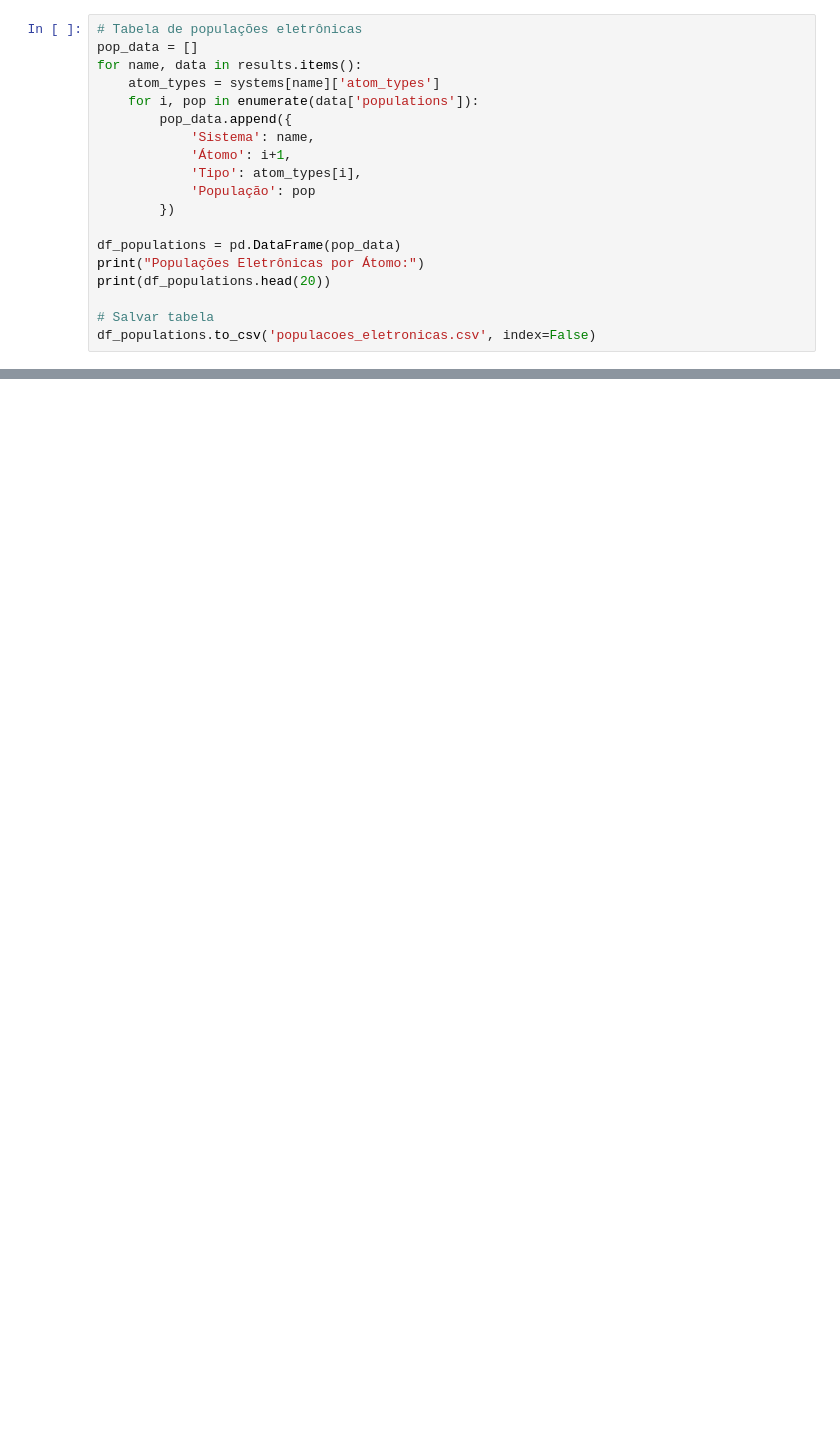
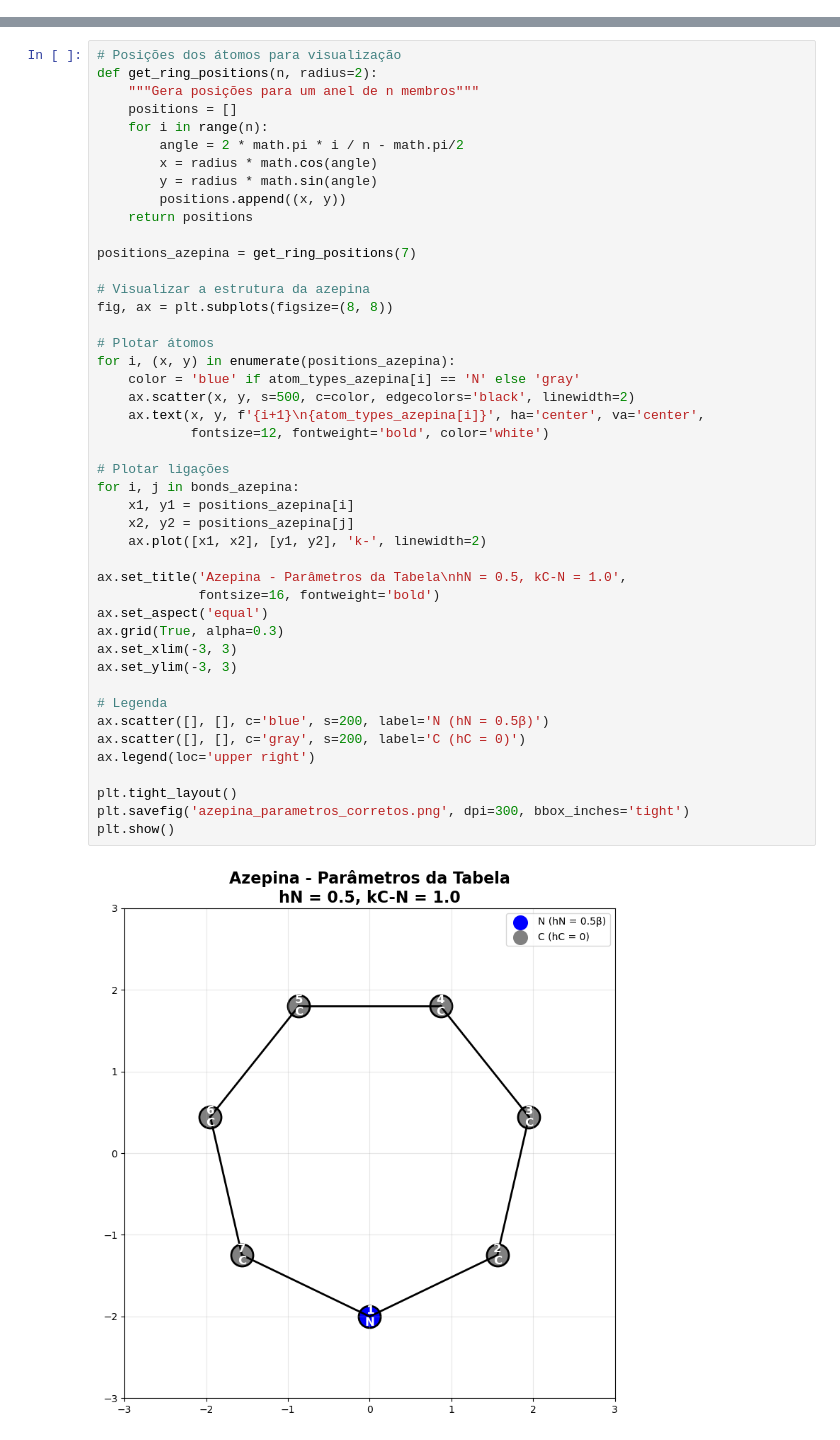
Before and after one commit to LucasMDeLucca/AV8, a Jupyter notebook: resolucao_questoes_huckel.ipynb, the cells around one changed output, grey strips where cells are left out. Drawn from its saved outputs; the diff is of its cells as text; blank space fills up the shorter version.

```diff
--- a/resolucao_questoes_huckel.ipynb
+++ b/resolucao_questoes_huckel.ipynb
@@ -385,19 +0,0 @@ plt.show()
-# %%
-# Tabela de populações eletrônicas
-pop_data = []
-for name, data in results.items():
-    atom_types = systems[name]['atom_types']
-    for i, pop in enumerate(data['populations']):
-        pop_data.append({
-            'Sistema': name,
-            'Átomo': i+1,
-            'Tipo': atom_types[i],
-            'População': pop
-        })
-
-df_populations = pd.DataFrame(pop_data)
-print("Populações Eletrônicas por Átomo:")
-print(df_populations.head(20))
-
-# Salvar tabela
-df_populations.to_csv('populacoes_eletronicas.csv', index=False)
@@ -477,0 +74,47 @@ Hexaazatrifenileno (6N):
+# %%
+# Posições dos átomos para visualização
+def get_ring_positions(n, radius=2):
+    """Gera posições para um anel de n membros"""
+    positions = []
+    for i in range(n):
+        angle = 2 * math.pi * i / n - math.pi/2
+        x = radius * math.cos(angle)
+        y = radius * math.sin(angle)
+        positions.append((x, y))
+    return positions
+
+positions_azepina = get_ring_positions(7)
+
+# Visualizar a estrutura da azepina
+fig, ax = plt.subplots(figsize=(8, 8))
+
+# Plotar átomos
+for i, (x, y) in enumerate(positions_azepina):
+    color = 'blue' if atom_types_azepina[i] == 'N' else 'gray'
+    ax.scatter(x, y, s=500, c=color, edgecolors='black', linewidth=2)
+    ax.text(x, y, f'{i+1}\n{atom_types_azepina[i]}', ha='center', va='center',
+            fontsize=12, fontweight='bold', color='white')
+
+# Plotar ligações
+for i, j in bonds_azepina:
+    x1, y1 = positions_azepina[i]
+    x2, y2 = positions_azepina[j]
+    ax.plot([x1, x2], [y1, y2], 'k-', linewidth=2)
+
+ax.set_title('Azepina - Parâmetros da Tabela\nhN = 0.5, kC-N = 1.0',
+             fontsize=16, fontweight='bold')
+ax.set_aspect('equal')
+ax.grid(True, alpha=0.3)
+ax.set_xlim(-3, 3)
+ax.set_ylim(-3, 3)
+
+# Legenda
+ax.scatter([], [], c='blue', s=200, label='N (hN = 0.5β)')
+ax.scatter([], [], c='gray', s=200, label='C (hC = 0)')
+ax.legend(loc='upper right')
+
+plt.tight_layout()
+plt.savefig('azepina_parametros_corretos.png', dpi=300, bbox_inches='tight')
+plt.show()
+# %% [output]
+[figure, added]
```
Also changed, not shown: parts of 35 cells of this notebook, 7 other files.
